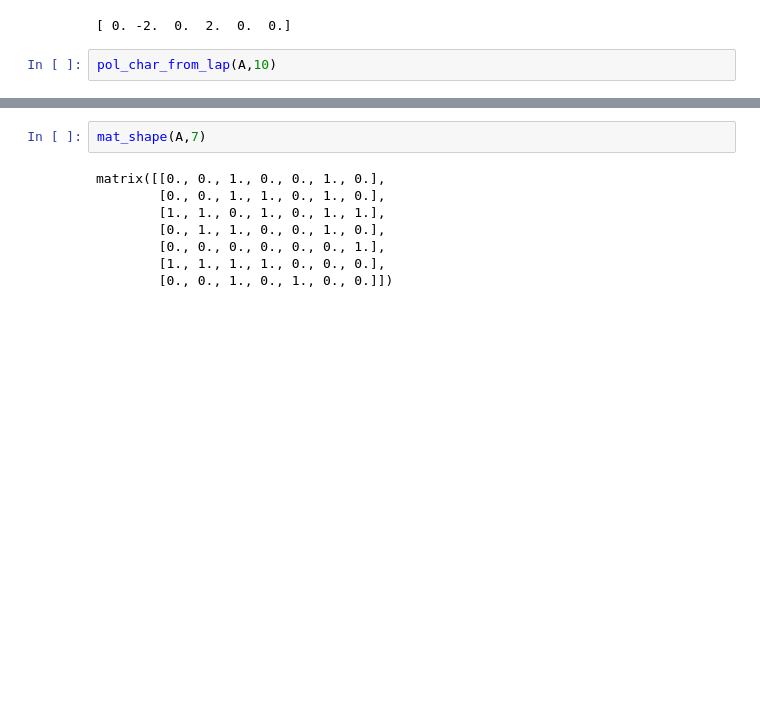
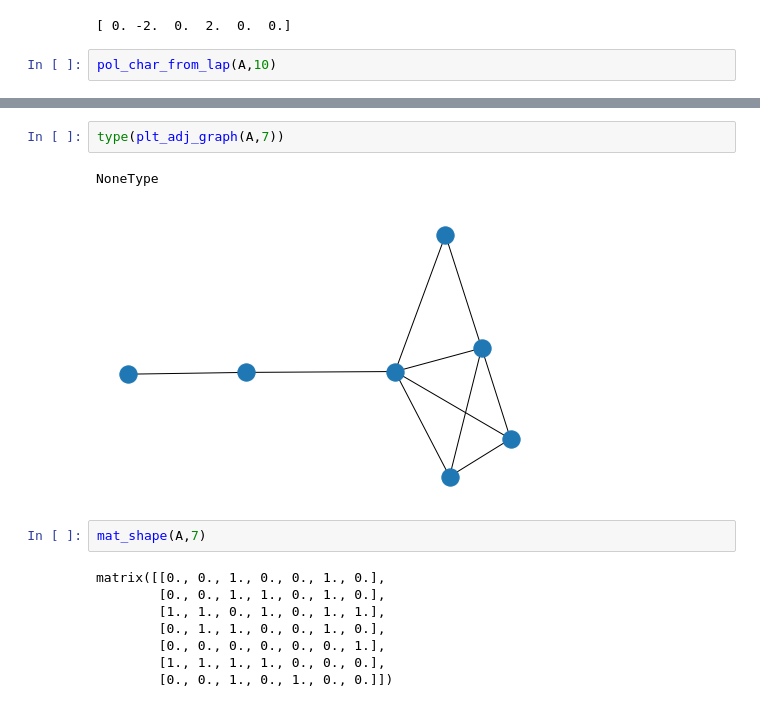
Before and after one commit to Alejandro1848/SGT-in-cancer-GRN, a Jupyter notebook: CalThresholdAdjMattt.ipynb, the cells around one changed output, grey strips where cells are left out. Cells and saved outputs as stored; diff of their text form; blank space fills up the shorter version.

```diff
--- a/CalThresholdAdjMattt.ipynb
+++ b/CalThresholdAdjMattt.ipynb
@@ -492,3 +494,8 @@ plt_adj_graph(A,7)
+# %%
+type(plt_adj_graph(A,7))
+# %% [output]
+NoneType
+[figure, added]
 # %%
 mat_shape(A,7)
 # %% [output]
```
Also changed, not shown: parts of 33 cells of this notebook.
